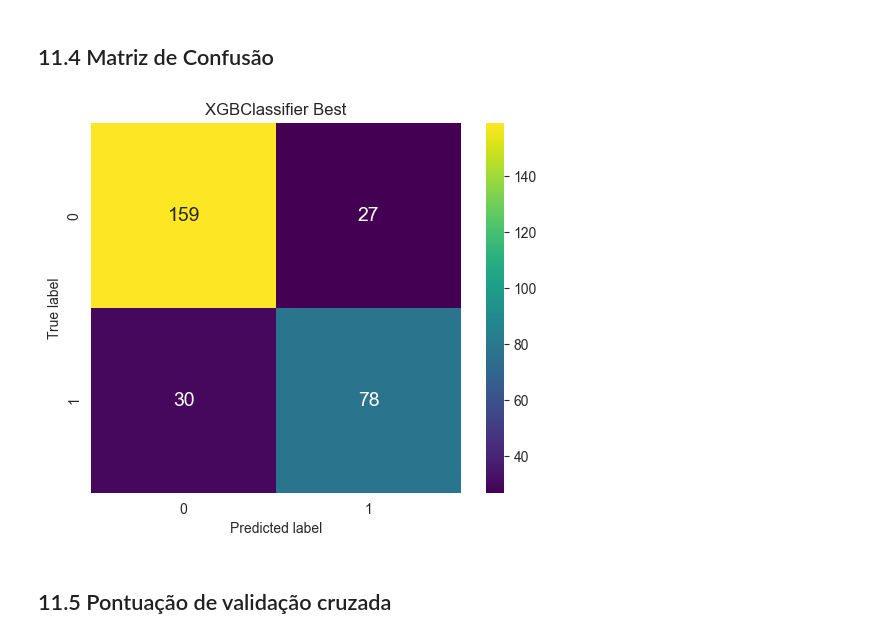
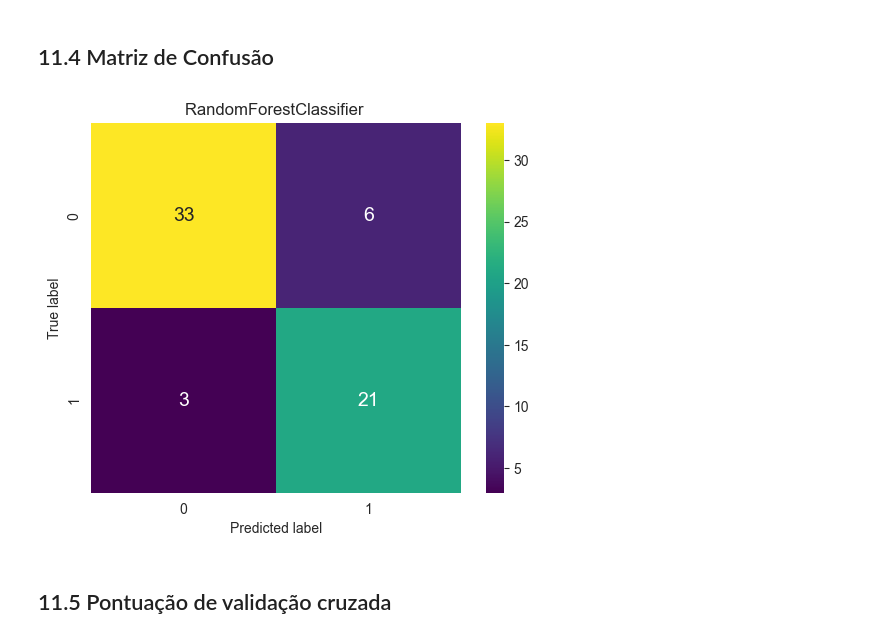
Before and after one commit to etson-rodrigues/people-analytics-ufsc-project, a Jupyter notebook: main.ipynb, the cells around one changed output. Drawn from its saved outputs; the diff is of its cells as text; code cells hidden in the pictures.

Commit message:
Adicionado filtro no conjunto de teste quando o parâmetro PREVER_SOMENTE_DEMISSAO_ANTES_ATINGIR_BREAKEVEN_ACUMULADO for verdadeiro

```diff
--- a/main.ipynb
+++ b/main.ipynb
@@ -145,12 +145,25 @@ def filter_employee_time_company_shorter_breakeven(df_employee, df_breakeven_car
     df_filtrado['breakeven_cargo_meses'] = df_filtrado['Cargo'].map(breakeven_map)
 
     # Filter the DataFrame
-    df_filtrado = df_filtrado[df_filtrado['AnosEmpresa'] * 12 <= df_filtrado['breakeven_cargo_meses']].copy()
+    df_filtrado = df_filtrado[df_filtrado['AnosEmpresa'] * 12 < df_filtrado['breakeven_cargo_meses']].copy()
 
     # Remove temporary column
     df_filtrado.drop('breakeven_cargo_meses', axis=1, inplace=True)
 
     return df_filtrado
+
+def filter_x_by_employee_time_company_shorter_breakeven(df_original_employee, df_breakeven_cargo, X_test):
+
+	df_test_original_features = df_original_employee.iloc[X_test.index]
+
+	df_test_filtered = filter_employee_time_company_shorter_breakeven(
+		df_test_original_features,
+		df_breakeven_cargo
+	)
+
+	indexes_to_keep = df_test_filtered.index
+
+	return X_test.loc[indexes_to_keep], y_test.loc[indexes_to_keep]
 
 def remove_special_characters(df):
     # Function to apply unidecode to strings
@@ -515,9 +528,9 @@ Impacto no Projeto: Seu valor é uma consequência direta da variável anterior.
 # defines global variables
 SEED = 42
 THRESHOLD = 0.5
-MODEL_SELECTED = "XGBClassifier" # LogisticRegression | RandomForestClassifier | XGBClassifier | LGBMClassifier
+MODEL_SELECTED = "RandomForestClassifier" # LogisticRegression | RandomForestClassifier | XGBClassifier | LGBMClassifier
 ANALISAR_SOMENTE_FUNCIONARIOS_TEMPO_EMPRESA_MENOR_BREAKEVEN = False
-PREVER_SOMENTE_DEMISSAO_ANTES_ATINGIR_BREAKEVEN_ACUMULADO = False
+PREVER_SOMENTE_DEMISSAO_ANTES_ATINGIR_BREAKEVEN_ACUMULADO = True
 VARIAVEL_ALVO = "DemissaoAntesAtingirBreakEvenAcumulado" if PREVER_SOMENTE_DEMISSAO_ANTES_ATINGIR_BREAKEVEN_ACUMULADO else "Demitido"
 # %% [markdown]
 ## 4.3 Carregando conjunto de dados
@@ -1851,3 +1870,11 @@ Y = df_employee[VARIAVEL_ALVO].copy()
 
 # splits into training and test set
 X_train, X_test, y_train, y_test = train_test_split(X, Y, test_size=0.2, random_state=SEED, stratify=Y)
+
+if PREVER_SOMENTE_DEMISSAO_ANTES_ATINGIR_BREAKEVEN_ACUMULADO:
+    print(f"Tamanho original do conjunto de teste: {len(X_test)}")
+
+    df_original_employee = pd.read_csv('data/colaboradores.csv', low_memory=False)
+    X_test, y_test = filter_x_by_employee_time_company_shorter_breakeven(df_original_employee, df_breakeven_cargo, X_test)
+
+    print(f"Tamanho do conjunto de teste filtrado: {len(X_test)}")
@@ -2271,16 +2293,16 @@ plt.show()
 # %%
 # keeps probabilities for the positive outcome only
 df_clf_bm_probs = pd.DataFrame(clf_best_model_probs[:, 1], columns = ['prob_default'])
 
 # applied the threshold
 y_pred_bm = df_clf_bm_probs['prob_default'].apply(lambda x: 1 if x > THRESHOLD else 0)
 
-plot_single_confusion_matrix(y_test, y_pred_bm, clf_best_model, 'Best')
+plot_single_confusion_matrix(y_test, y_pred_bm, clf_best_model)
 
 # displays plot
 plt.show()
 # %% [output]
-[figure, old version]
+[figure, new version]
 # %% [markdown]
 ## 11.5 Pontuação de validação cruzada
 # %%
```
Also changed, not shown: parts of 47 cells of this notebook, 4 other files.
